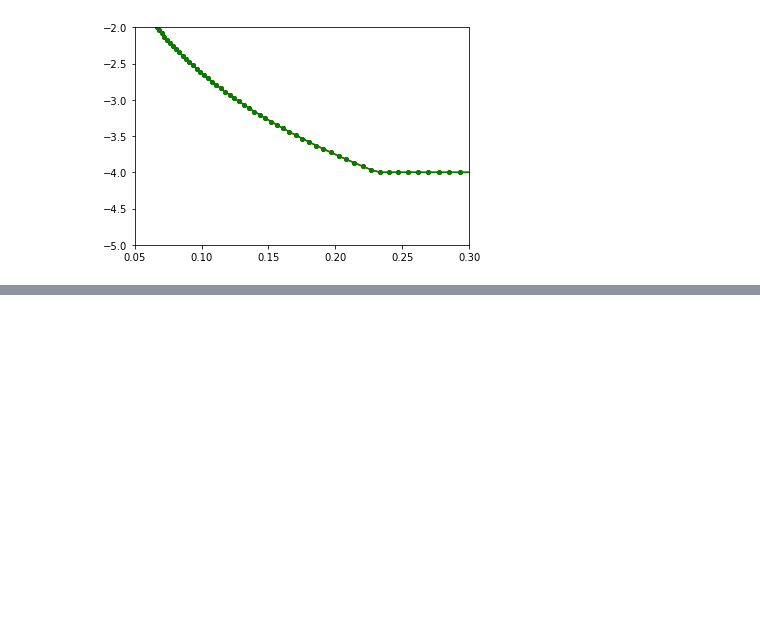
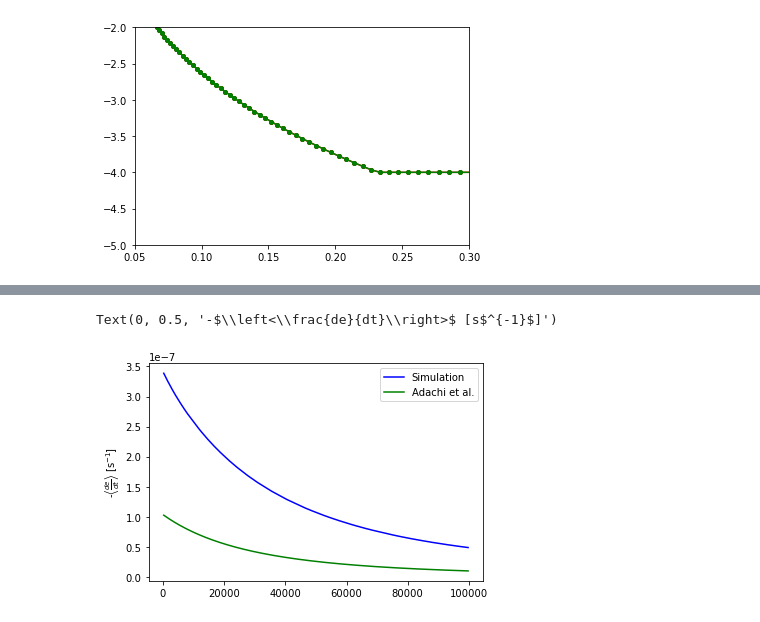
Before and after one commit to cassum-2022-project-21/workspace, a Jupyter notebook: disk/disk copy.ipynb, the cells around one changed output, grey strips where cells are left out. Saved outputs shown, nothing was run; the diff lists cells and outputs as text; code cells hidden in the pictures; blank space fills up the shorter version.

```diff
--- a/disk/disk copy.ipynb
+++ b/disk/disk copy.ipynb
@@ -337,0 +408,30 @@ print("\n".join(f"*xp++ = {xp:06e}; *vtp++ = {vt:06e} * CM_PER_S; *vrp++ = {vr:0
+# %%
+eta2 = _eta / 2 # The value of eta used in Adachi (1976)
+# %%
+t40_2 = r1["t"]
+a40_2 = r1["a"]
+e40_2 = r1["e"]
+Da40_2 = r1["Da"]
+De40_2 = r1["De"]
+
+plt.plot(t40_2, -De40_2, label="Simulation")
+
+rho0_e2 = interp1d(r, rho_0)(a40_2)
+vK_e2 = interp1d(r, v_K)(a40_2)
+Ω_e2 = interp1d(r, Ω)(a40_2)
+
+s = (M * 5.97e27 * 3 / (rho_p * 4 * np.pi))**(1. / 3)
+tf_e2 = 2 * (5.97e27 * M[66]) / (np.pi * 1.0 * (s[66]**2) * rho0_e2 * vK_e2)
+
+T_k_e2 = (2 * np.pi / Ω_e2)
+tf_e2_alt = 365 * (5.97e6 * M[66])**(1./3) * T_k_e2 / (a40_2 * 14959787069100 / 1.5e13) / (rho0_e2 / 1e-9)
+
+eta2_e2 = interp1d(r, eta2)(a40_2)
+abs_eta2_e2 = np.abs(eta2_e2)
+
+plt.plot(t40_2, 31558150 * e40_2 * (0.77 * e40_2 + eta2_e2) / tf_e2, label="Adachi et al.")
+plt.legend()
+plt.ylabel(r"-$\left<\frac{de}{dt}\right>$ [s$^{-1}$]")
+# %% [output]
+Text(0, 0.5, '-$\\left<\\frac{de}{dt}\\right>$ [s$^{-1}$]')
+[figure, added]
```
Also changed, not shown: parts of 16 cells of this notebook, 8 other files.
